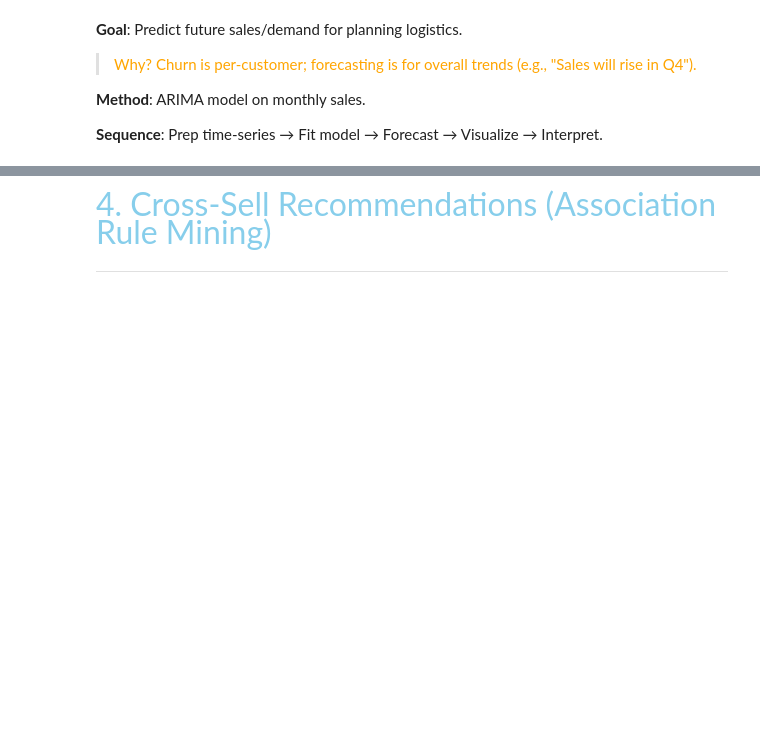
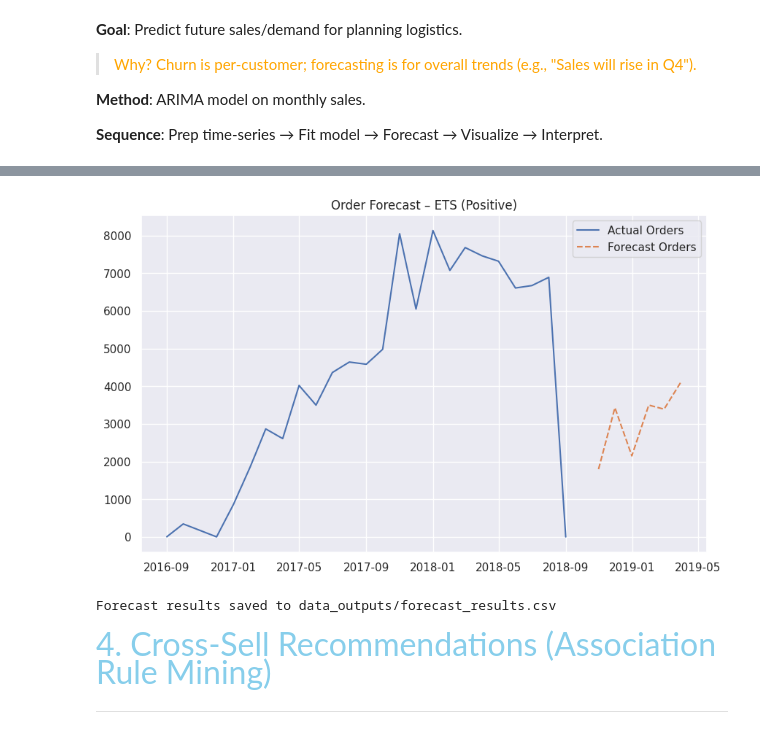
Before and after one commit to Kanakbaghel/Capstone_Project, a Jupyter notebook: Scripts/P3 : Retailsmart Advanced Analytics.ipynb, the cells around one changed output, grey strips where cells are left out. Drawn from its saved outputs; the diff is of its cells as text; code cells hidden in the pictures; blank space fills up the shorter version.

Commit message:
add forecasting

```diff
--- a/Scripts/P3 : Retailsmart Advanced Analytics.ipynb
+++ b/Scripts/P3 : Retailsmart Advanced Analytics.ipynb
@@ -214,6 +272,6 @@ print("Trend Analysis: Orders show [describe from plot, e.g., upward trend with
 # %%
 # Build a forecasting model to predict order volumes and total revenue for the next 6 months.
-model_orders = ARIMA(monthly_orders, order=(5,1,0))
+model_orders = ExponentialSmoothing(monthly_orders, seasonal='add', seasonal_periods=12)
 fit_orders = model_orders.fit()
 forecast_orders = fit_orders.forecast(steps=6)
 
@@ -228,12 +290,14 @@ print("- Growth: [Upward/downward based on trend]. Plan inventory accordingly.")
 # %%
 # Visualize forecasts
 forecast_index = pd.date_range(start=monthly_orders.index[-1], periods=7, freq='M')[1:]
 plt.figure(figsize=(10, 6))
 plt.plot(monthly_orders, label='Actual Orders')
 plt.plot(forecast_index, forecast_orders, label='Forecast Orders', linestyle='--')
-plt.title('Order Volume Forecast – Next 6 Months')
+plt.title('Order Forecast – ETS (Positive)')
 plt.legend()
 plt.show()
+# %% [output]
+[figure, added]
 # %%
 # Save actual vs. forecasted monthly order volumes as data_outputs/forecast_results.csv.
 forecast_df = pd.DataFrame({
@@ -245,6 +309,8 @@ actual_df = pd.DataFrame({'date': monthly_orders.index, 'actual_orders': monthly
 forecast_results = pd.concat([actual_df, forecast_df], ignore_index=True).fillna(0)
 forecast_results.to_csv('data_outputs/forecast_results.csv', index=False)
 print("Forecast results saved to data_outputs/forecast_results.csv")
+# %% [output]
+Forecast results saved to data_outputs/forecast_results.csv
 # %% [markdown]
 <font size=6 color=skyblue >4. Cross-Sell Recommendations (Association Rule Mining)
 
```
Also changed, not shown: parts of 24 cells of this notebook.
